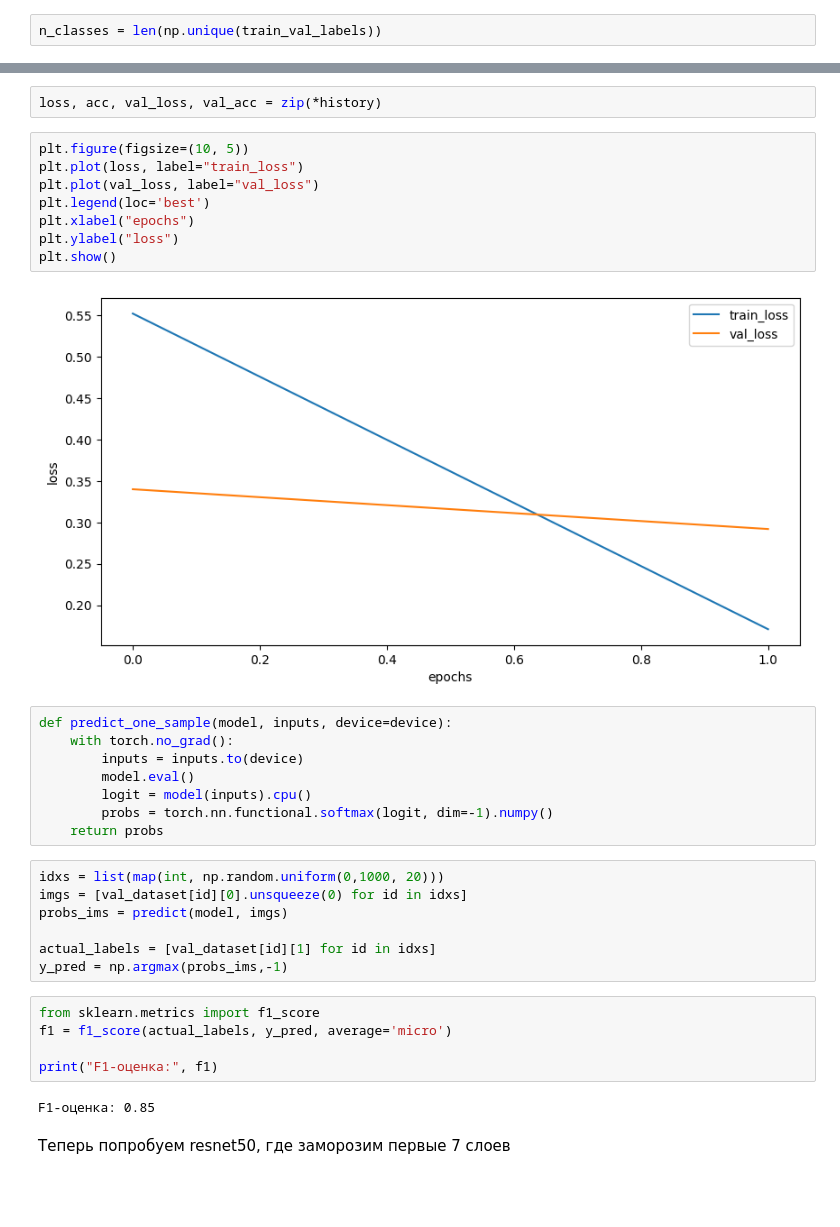
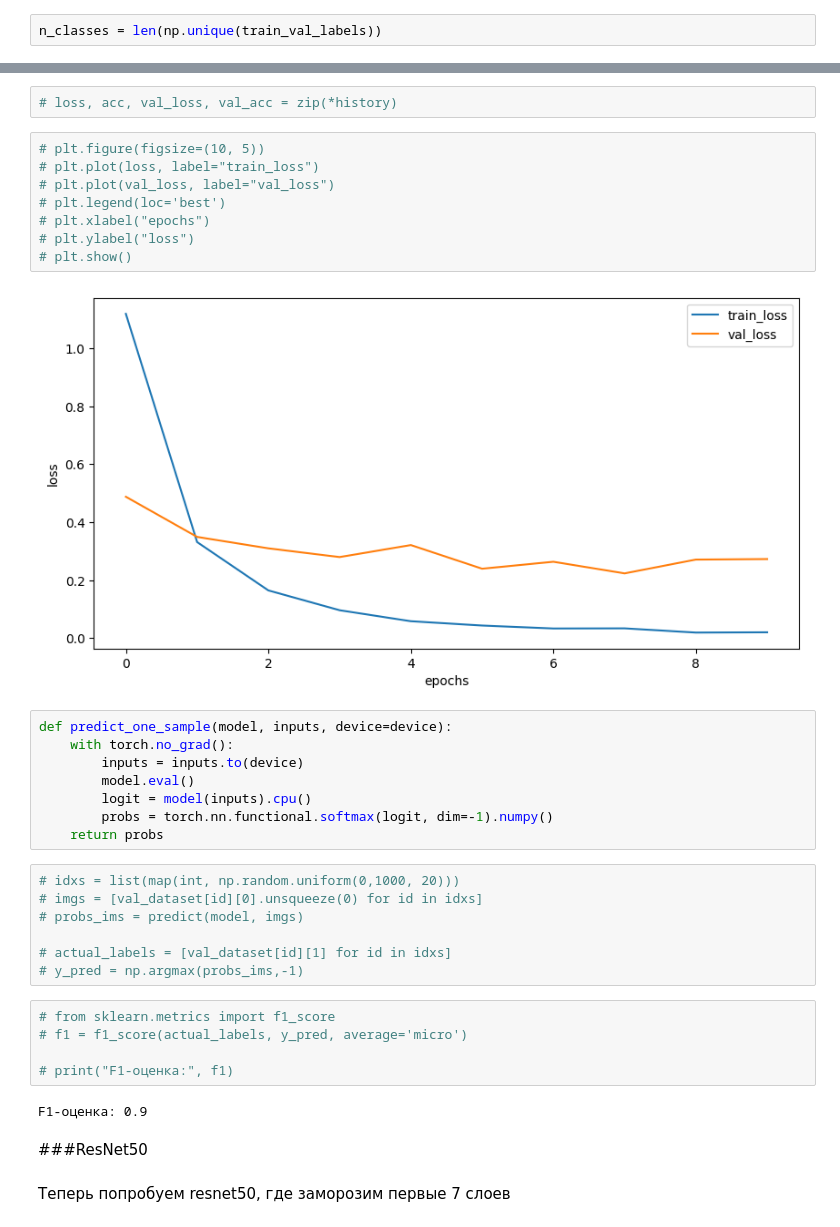
Before and after one commit to whykitsune/DLS-part1-autumn2024, a Jupyter notebook: hmwrk_journey_springfield_.ipynb, the cells around one changed output, grey strips where cells are left out. Saved outputs shown, nothing was run; the diff lists cells and outputs as text; blank space fills up the shorter version.

```diff
--- a/hmwrk_journey_springfield_.ipynb
+++ b/hmwrk_journey_springfield_.ipynb
@@ -287,15 +306,15 @@ Epoch 002 train_loss: 0.1710     val_loss 0.2920 train_acc 0.9571 val_acc 0.9278
 # %%
-loss, acc, val_loss, val_acc = zip(*history)
+# loss, acc, val_loss, val_acc = zip(*history)
 # %%
-plt.figure(figsize=(10, 5))
-plt.plot(loss, label="train_loss")
-plt.plot(val_loss, label="val_loss")
-plt.legend(loc='best')
-plt.xlabel("epochs")
-plt.ylabel("loss")
-plt.show()
+# plt.figure(figsize=(10, 5))
+# plt.plot(loss, label="train_loss")
+# plt.plot(val_loss, label="val_loss")
+# plt.legend(loc='best')
+# plt.xlabel("epochs")
+# plt.ylabel("loss")
+# plt.show()
 # %% [output]
-[figure, old version]
+[figure, new version]
 # %%
 def predict_one_sample(model, inputs, device=device):
     with torch.no_grad():
@@ -305,19 +324,21 @@ def predict_one_sample(model, inputs, device=device):
         probs = torch.nn.functional.softmax(logit, dim=-1).numpy()
     return probs
 # %%
-idxs = list(map(int, np.random.uniform(0,1000, 20)))
-imgs = [val_dataset[id][0].unsqueeze(0) for id in idxs]
-probs_ims = predict(model, imgs)
+# idxs = list(map(int, np.random.uniform(0,1000, 20)))
+# imgs = [val_dataset[id][0].unsqueeze(0) for id in idxs]
+# probs_ims = predict(model, imgs)
 
-actual_labels = [val_dataset[id][1] for id in idxs]
-y_pred = np.argmax(probs_ims,-1)
+# actual_labels = [val_dataset[id][1] for id in idxs]
+# y_pred = np.argmax(probs_ims,-1)
 # %%
-from sklearn.metrics import f1_score
-f1 = f1_score(actual_labels, y_pred, average='micro')
+# from sklearn.metrics import f1_score
+# f1 = f1_score(actual_labels, y_pred, average='micro')
 
-print("F1-оценка:", f1)
+# print("F1-оценка:", f1)
 # %% [output]
-F1-оценка: 0.85
+F1-оценка: 0.9
+# %% [markdown]
+###ResNet50
 # %% [markdown]
 Теперь попробуем resnet50, где заморозим первые 7 слоев
 # %%
```
Also changed, not shown: parts of 18 cells of this notebook.
